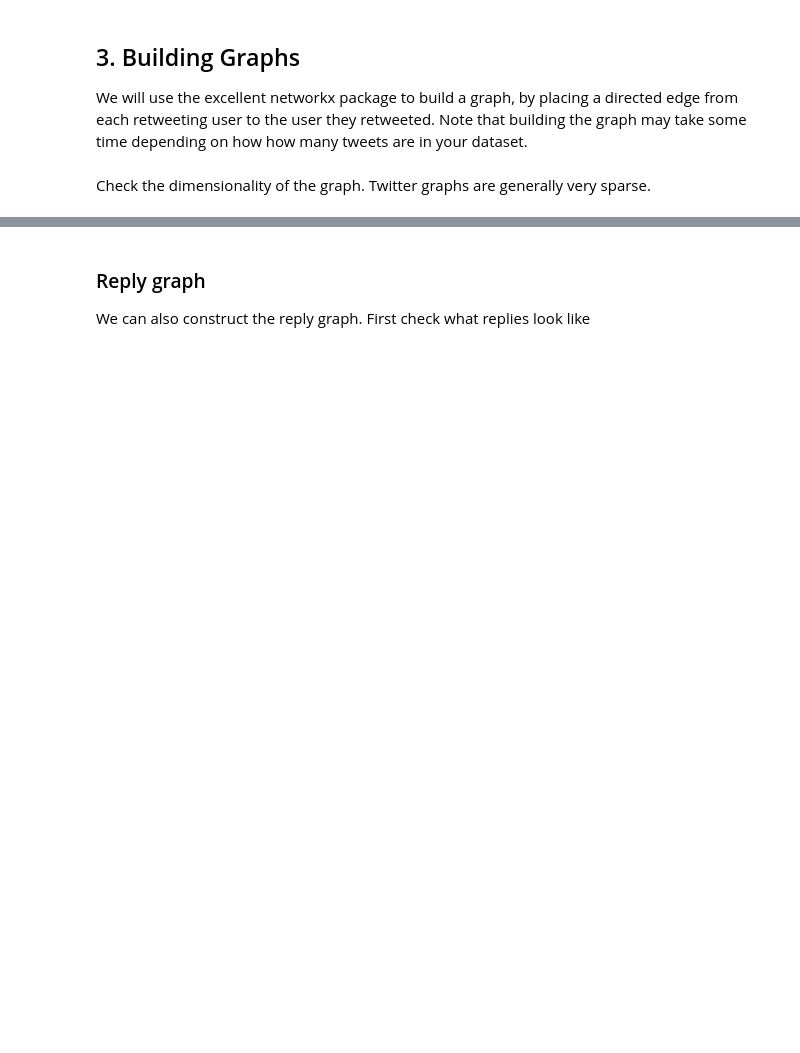
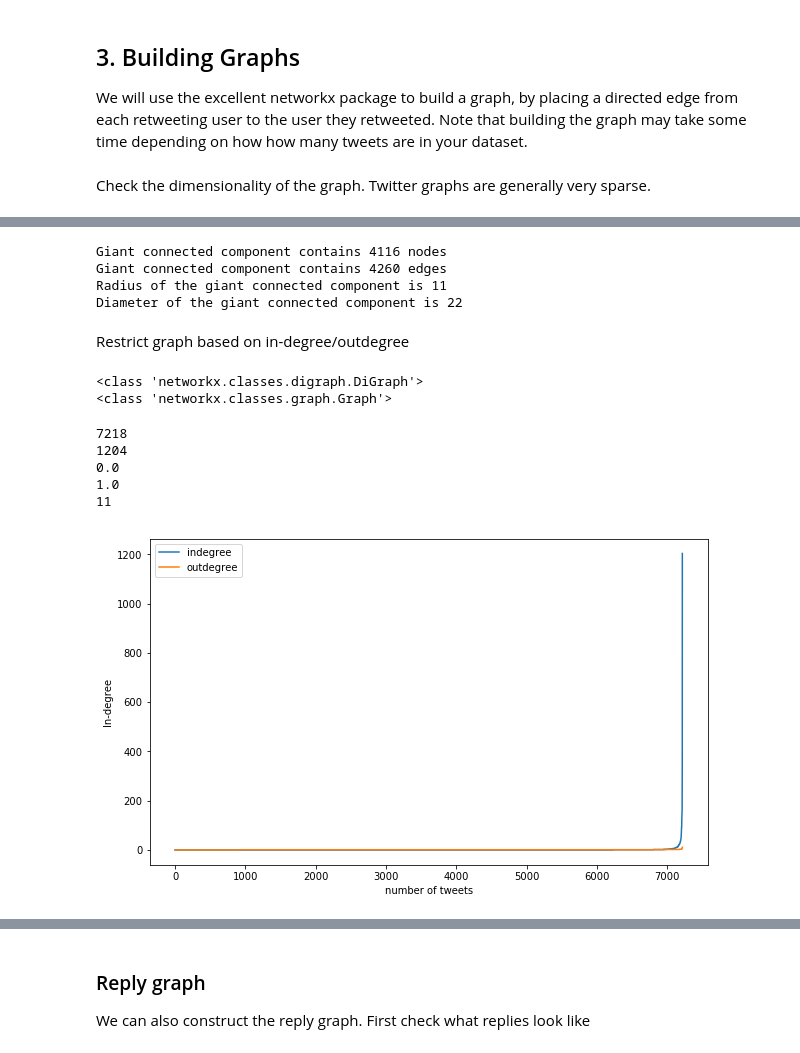
Before and after one commit to norrishd/TwitterAnalysis, a Jupyter notebook: TwitterAnalyser.ipynb, the cells around one changed output, grey strips where cells are left out. Saved outputs shown, nothing was run; the diff lists cells and outputs as text; code cells hidden in the pictures; blank space fills up the shorter version.

```diff
--- a/TwitterAnalyser.ipynb
+++ b/TwitterAnalyser.ipynb
@@ -174,0 +287,48 @@ this graph is 0.3% connected
+# %%
+print('Giant connected component contains {} nodes'.format(len(Gcc)))
+print('Giant connected component contains {} edges'.format(Gcc.number_of_edges()))
+print('Radius of the giant connected component is ' + str(nx.radius(Gcc)))
+print('Diameter of the giant connected component is ' + str(nx.diameter(Gcc)))
+# %% [output]
+Giant connected component contains 4116 nodes
+Giant connected component contains 4260 edges
+Radius of the giant connected component is 11
+Diameter of the giant connected component is 22
+# %% [markdown]
+Restrict graph based on in-degree/outdegree
+# %%
+print(type(retweet_graph))
+print(type(Gcc))
+# %% [output]
+<class 'networkx.classes.digraph.DiGraph'>
+<class 'networkx.classes.graph.Graph'>
+# %%
+indegrees = []
+outdegrees = []
+for node in retweet_graph:
+    indegrees.append(retweet_graph.in_degree(node))
+    outdegrees.append(retweet_graph.out_degree(node))
+
+print(len(indegrees))
+print(max(indegrees))
+print(np.median(indegrees))
+print(len(indegrees)/len(retweet_graph))
+print(max(outdegrees))
+# %% [output]
+7218
+1204
+0.0
+1.0
+11
+# %%
+import matplotlib.pyplot as plt
+
+plt.figure(figsize=(10,6))
+plt.plot(sorted(indegrees))
+plt.plot(sorted(outdegrees))
+plt.ylabel('In-degree')
+plt.xlabel('number of tweets')
+plt.legend(['indegree', 'outdegree'], loc='upper left')
+plt.show()
+# %% [output]
+[figure, added]
```
Also changed, not shown: parts of 23 cells of this notebook, 2 other files.
